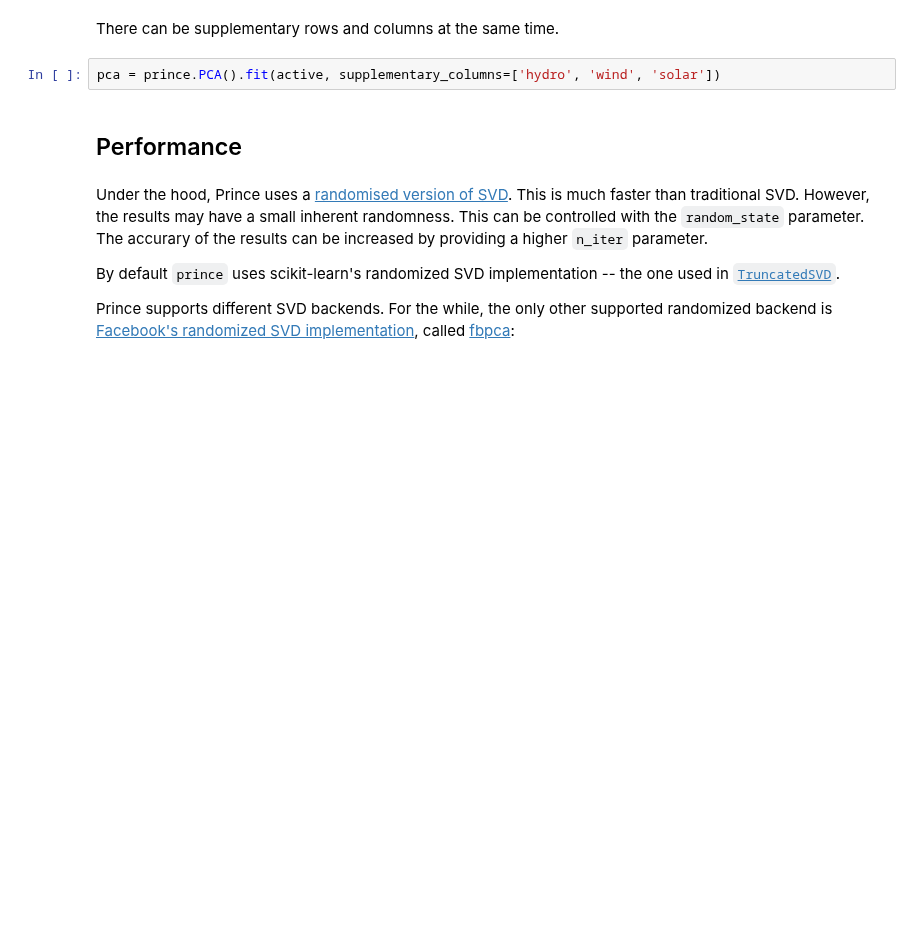
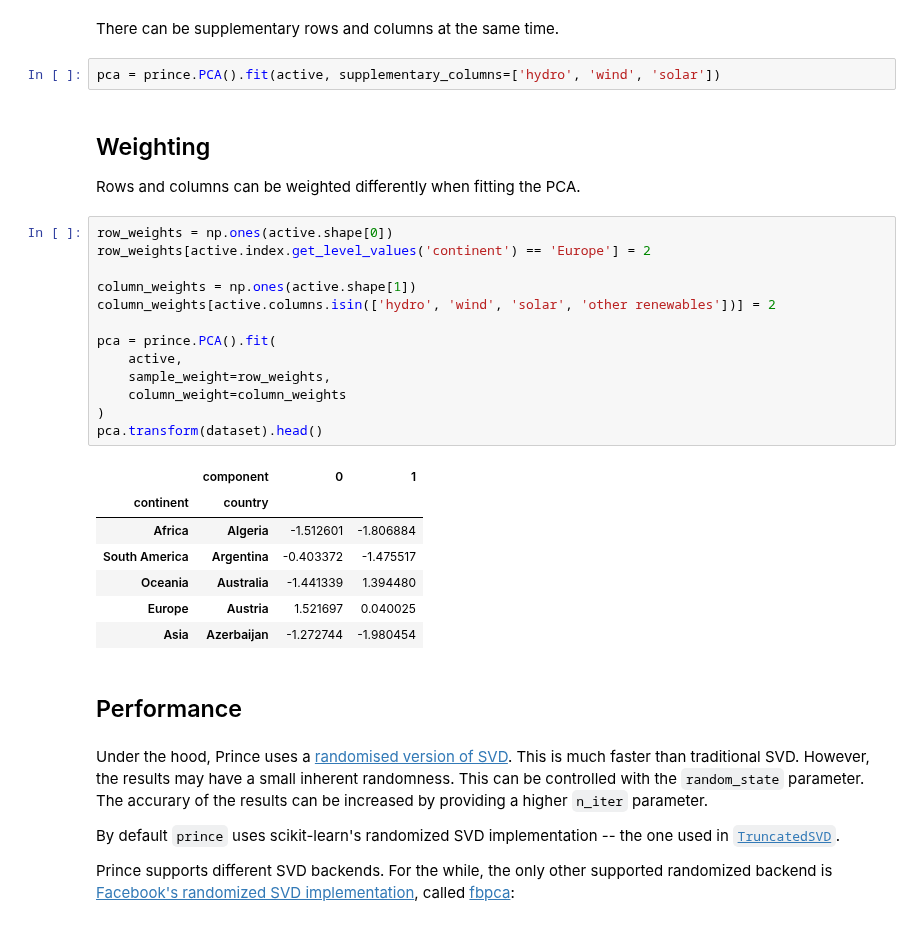
Before and after one commit to MaxHalford/prince, a Jupyter notebook: docs/content/pca.ipynb, the cells around one changed output. Saved outputs shown, nothing was run; the diff lists cells and outputs as text; blank space fills up the shorter version.

Commit message:
support column weighting

```diff
--- a/docs/content/pca.ipynb
+++ b/docs/content/pca.ipynb
@@ -286,6 +291,31 @@ pca.column_correlations
 There can be supplementary rows and columns at the same time.
 # %%
 pca = prince.PCA().fit(active, supplementary_columns=['hydro', 'wind', 'solar'])
+# %% [markdown]
+## Weighting
+
+Rows and columns can be weighted differently when fitting the PCA.
+# %%
+row_weights = np.ones(active.shape[0])
+row_weights[active.index.get_level_values('continent') == 'Europe'] = 2
+
+column_weights = np.ones(active.shape[1])
+column_weights[active.columns.isin(['hydro', 'wind', 'solar', 'other renewables'])] = 2
+
+pca = prince.PCA().fit(
+    active,
+    sample_weight=row_weights,
+    column_weight=column_weights
+)
+pca.transform(dataset).head()
+# %% [output]
+|  | component | 0 | 1 |
+| continent | country |  |  |
+| Africa | Algeria | -1.512601 | -1.806884 |
+| South America | Argentina | -0.403372 | -1.475517 |
+| Oceania | Australia | -1.441339 | 1.394480 |
+| Europe | Austria | 1.521697 | 0.040025 |
+| Asia | Azerbaijan | -1.272744 | -1.980454 |
 # %% [markdown]
 ## Performance
 # %% [markdown]
```
Also changed, not shown: parts of 3 cells of this notebook, 2 other files.
